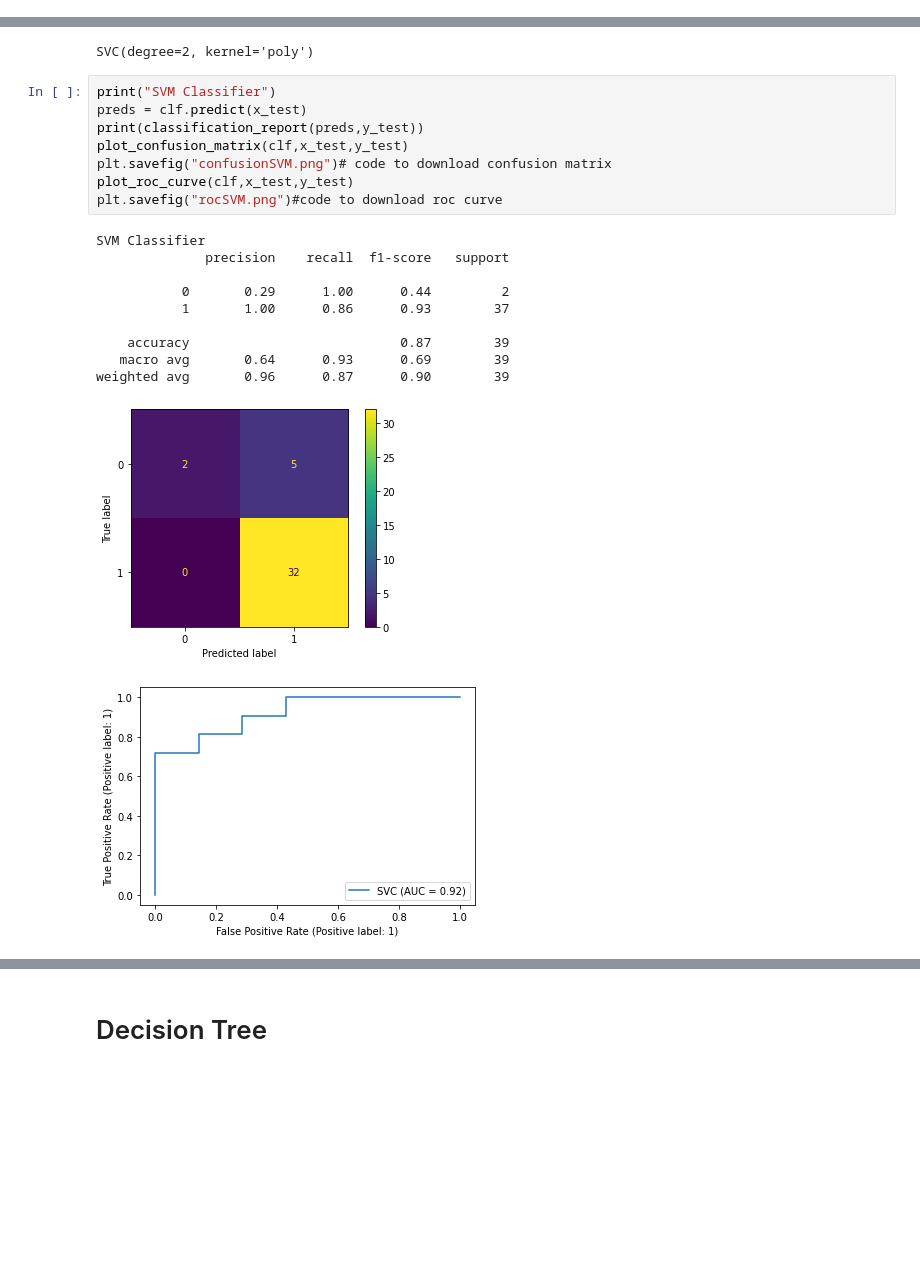
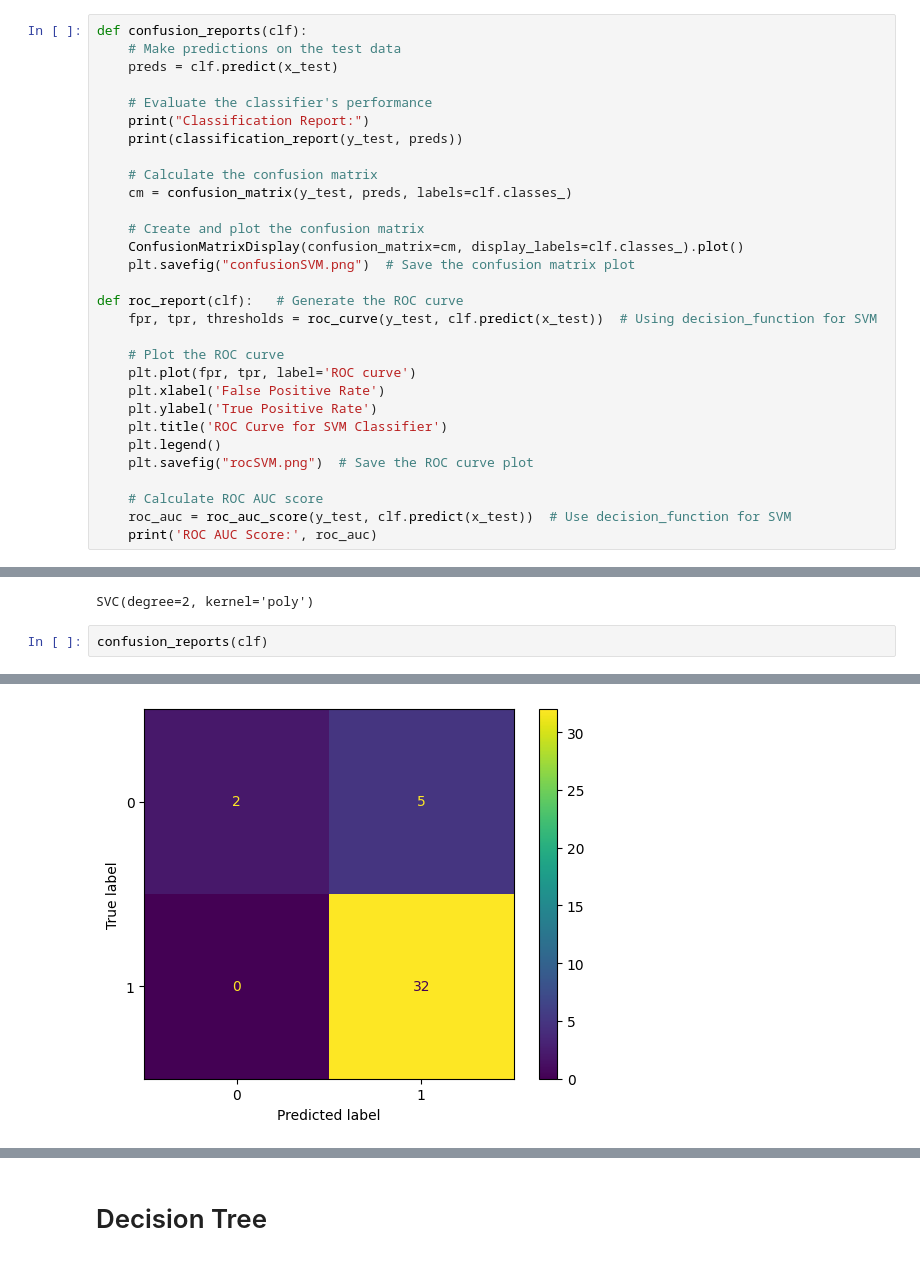
Before and after one commit to Priya29satya07/miniproject_1, a Jupyter notebook: parkinson_mini_1.ipynb, the cells around one changed output, grey strips where cells are left out. Drawn from its saved outputs; the diff is of its cells as text; blank space fills up the shorter version.

```diff
--- a/parkinson_mini_1.ipynb
+++ b/parkinson_mini_1.ipynb
@@ -130,4 +133,34 @@ The Training size is: (156, 22)
 The Testing size is: (39, 22)
+# %%
+def confusion_reports(clf):
+    # Make predictions on the test data
+    preds = clf.predict(x_test)
+
+    # Evaluate the classifier's performance
+    print("Classification Report:")
+    print(classification_report(y_test, preds))
+
+    # Calculate the confusion matrix
+    cm = confusion_matrix(y_test, preds, labels=clf.classes_)
+
+    # Create and plot the confusion matrix
+    ConfusionMatrixDisplay(confusion_matrix=cm, display_labels=clf.classes_).plot()
+    plt.savefig("confusionSVM.png")  # Save the confusion matrix plot
+
+def roc_report(clf):   # Generate the ROC curve
+    fpr, tpr, thresholds = roc_curve(y_test, clf.predict(x_test))  # Using decision_function for SVM
+
+    # Plot the ROC curve
+    plt.plot(fpr, tpr, label='ROC curve')
+    plt.xlabel('False Positive Rate')
+    plt.ylabel('True Positive Rate')
+    plt.title('ROC Curve for SVM Classifier')
+    plt.legend()
+    plt.savefig("rocSVM.png")  # Save the ROC curve plot
+
+    # Calculate ROC AUC score
+    roc_auc = roc_auc_score(y_test, clf.predict(x_test))  # Use decision_function for SVM
+    print('ROC AUC Score:', roc_auc)
 # %% [markdown]
 # **CLASSIFIERS**
 
@@ -142,23 +175,6 @@ clf = svm.SVC(kernel='poly',degree=2)
 clf.fit(x_train, y_train)#fitting data set into svm model
 # %% [output]
 SVC(degree=2, kernel='poly')
-# %%
-print("SVM Classifier")
-preds = clf.predict(x_test)
-print(classification_report(preds,y_test))
-plot_confusion_matrix(clf,x_test,y_test)
-plt.savefig("confusionSVM.png")# code to download confusion matrix
-plot_roc_curve(clf,x_test,y_test)
-plt.savefig("rocSVM.png")#code to download roc curve
-# %% [output]
-SVM Classifier
-              precision    recall  f1-score   support
-
-           0       0.29      1.00      0.44         2
-           1       1.00      0.86      0.93        37
-
-    accuracy                           0.87        39
-   macro avg       0.64      0.93      0.69        39
-weighted avg       0.96      0.87      0.90        39
-[figure, removed]
-[figure, removed]
+# %%
+confusion_reports(clf)
+# %% [output]
@@ -164,0 +190 @@ weighted avg       0.96      0.87      0.90        39
+[figure, added]
```
Also changed, not shown: parts of 31 cells of this notebook.
